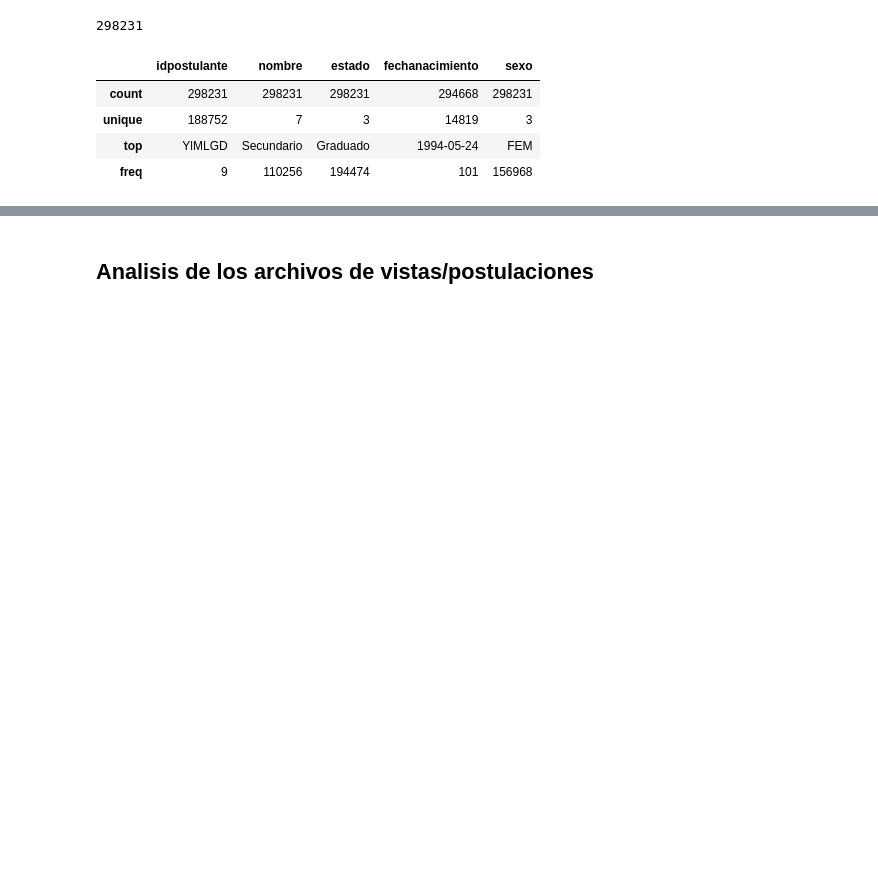
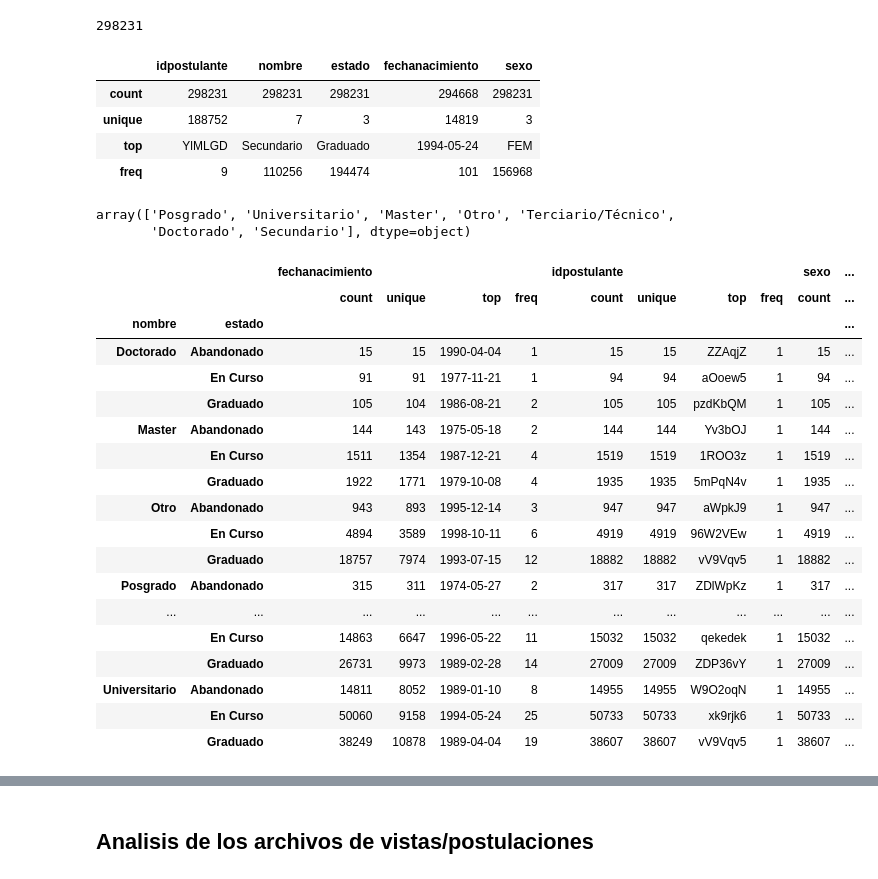
Before and after one commit to iloyarte/datos-tp, a Jupyter notebook: TP 1 - Analisis exploratorio.ipynb, the cells around one changed output, grey strips where cells are left out. Cells and saved outputs as stored; diff of their text form; code cells hidden in the pictures; blank space fills up the shorter version.

```diff
--- a/TP 1 - Analisis exploratorio.ipynb
+++ b/TP 1 - Analisis exploratorio.ipynb
@@ -70,6 +88,35 @@ postulantes.describe()
 | unique | 188752 | 7 | 3 | 14819 | 3 |
 | top | YlMLGD | Secundario | Graduado | 1994-05-24 | FEM |
 | freq | 9 | 110256 | 194474 | 101 | 156968 |
+# %%
+# Distintos tipos de educacion
+postulantes['nombre'].unique()
+# %% [output]
+array(['Posgrado', 'Universitario', 'Master', 'Otro', 'Terciario/Técnico',
+       'Doctorado', 'Secundario'], dtype=object)
+# %%
+grouped_by_education = postulantes.groupby(['nombre', 'estado'])
+grouped_by_education.describe()
+# %% [output]
+|  |  | fechanacimiento |  |  |  | idpostulante |  |  |  | sexo | ... |
+|  |  | count | unique | top | freq | count | unique | top | freq | count | ... |
+| nombre | estado |  |  |  |  |  |  |  |  |  | ... |
+| Doctorado | Abandonado | 15 | 15 | 1990-04-04 | 1 | 15 | 15 | ZZAqjZ | 1 | 15 | ... |
+|  | En Curso | 91 | 91 | 1977-11-21 | 1 | 94 | 94 | aOoew5 | 1 | 94 | ... |
+|  | Graduado | 105 | 104 | 1986-08-21 | 2 | 105 | 105 | pzdKbQM | 1 | 105 | ... |
+| Master | Abandonado | 144 | 143 | 1975-05-18 | 2 | 144 | 144 | Yv3bOJ | 1 | 144 | ... |
+|  | En Curso | 1511 | 1354 | 1987-12-21 | 4 | 1519 | 1519 | 1ROO3z | 1 | 1519 | ... |
+|  | Graduado | 1922 | 1771 | 1979-10-08 | 4 | 1935 | 1935 | 5mPqN4v | 1 | 1935 | ... |
+| Otro | Abandonado | 943 | 893 | 1995-12-14 | 3 | 947 | 947 | aWpkJ9 | 1 | 947 | ... |
+|  | En Curso | 4894 | 3589 | 1998-10-11 | 6 | 4919 | 4919 | 96W2VEw | 1 | 4919 | ... |
+|  | Graduado | 18757 | 7974 | 1993-07-15 | 12 | 18882 | 18882 | vV9Vqv5 | 1 | 18882 | ... |
+| Posgrado | Abandonado | 315 | 311 | 1974-05-27 | 2 | 317 | 317 | ZDlWpKz | 1 | 317 | ... |
+| ... | ... | ... | ... | ... | ... | ... | ... | ... | ... | ... | ... |
+|  | En Curso | 14863 | 6647 | 1996-05-22 | 11 | 15032 | 15032 | qekedek | 1 | 15032 | ... |
+|  | Graduado | 26731 | 9973 | 1989-02-28 | 14 | 27009 | 27009 | ZDP36vY | 1 | 27009 | ... |
+| Universitario | Abandonado | 14811 | 8052 | 1989-01-10 | 8 | 14955 | 14955 | W9O2oqN | 1 | 14955 | ... |
+|  | En Curso | 50060 | 9158 | 1994-05-24 | 25 | 50733 | 50733 | xk9rjk6 | 1 | 50733 | ... |
+|  | Graduado | 38249 | 10878 | 1989-04-04 | 19 | 38607 | 38607 | vV9Vqv5 | 1 | 38607 | ... |
 # %%
 grouped_by_status = postulantes.groupby('estado')
 grouped_by_status.describe()
```
Also changed, not shown: parts of 9 cells of this notebook.
